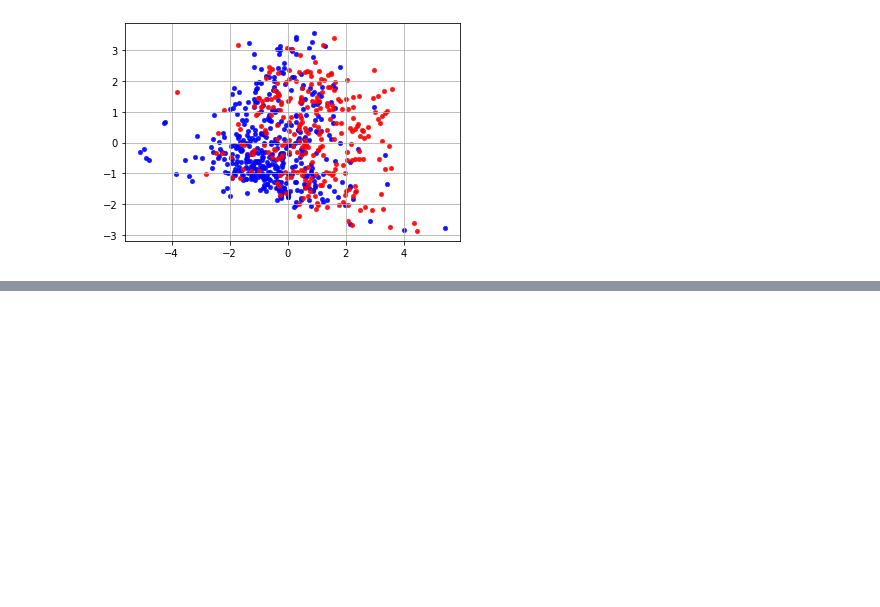
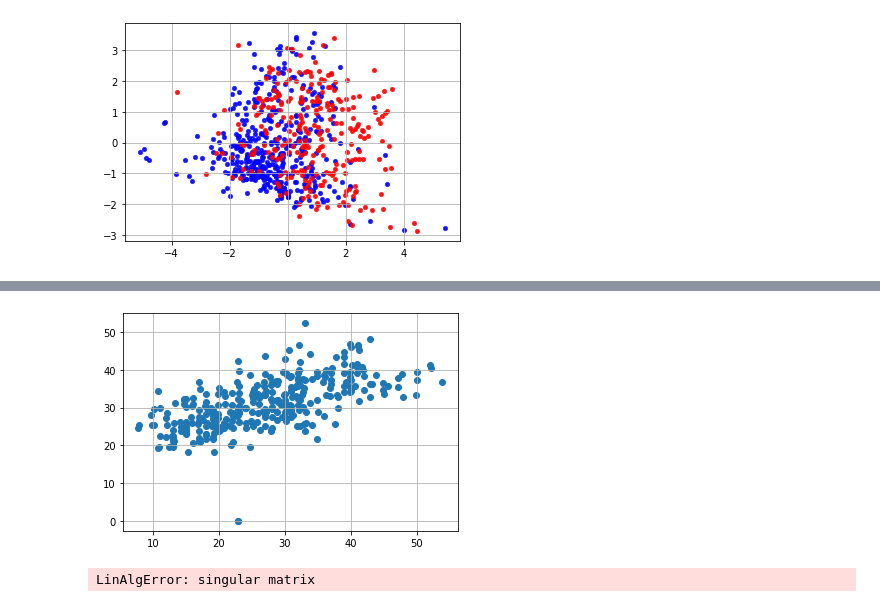
Before and after one commit to johnnymdoubleu/iaml2021-cw2, a Jupyter notebook: iaml212cw2_q1.ipynb, the cells around one changed output, grey strips where cells are left out. Cells and saved outputs as stored; diff of their text form; code cells hidden in the pictures; blank space fills up the shorter version.

```diff
--- a/iaml212cw2_q1.ipynb
+++ b/iaml212cw2_q1.ipynb
@@ -229,0 +328,11 @@ plt.show()
+# %%
+plt.scatter(Ztrn[:,0], Ztrn[:,1])
+plt.grid()
+# plt.contour(Ztrn[:,0], Ztrn[:,1])
+# %% [output]
+[figure, added]
+# %%
+F = scipy.stats.multivariate_normal(mean, covmat)
+# F.pdf(Ztrn)
+# %% [output]
+LinAlgError: singular matrix
```
Also changed, not shown: parts of 7 cells of this notebook, 3 other files.
